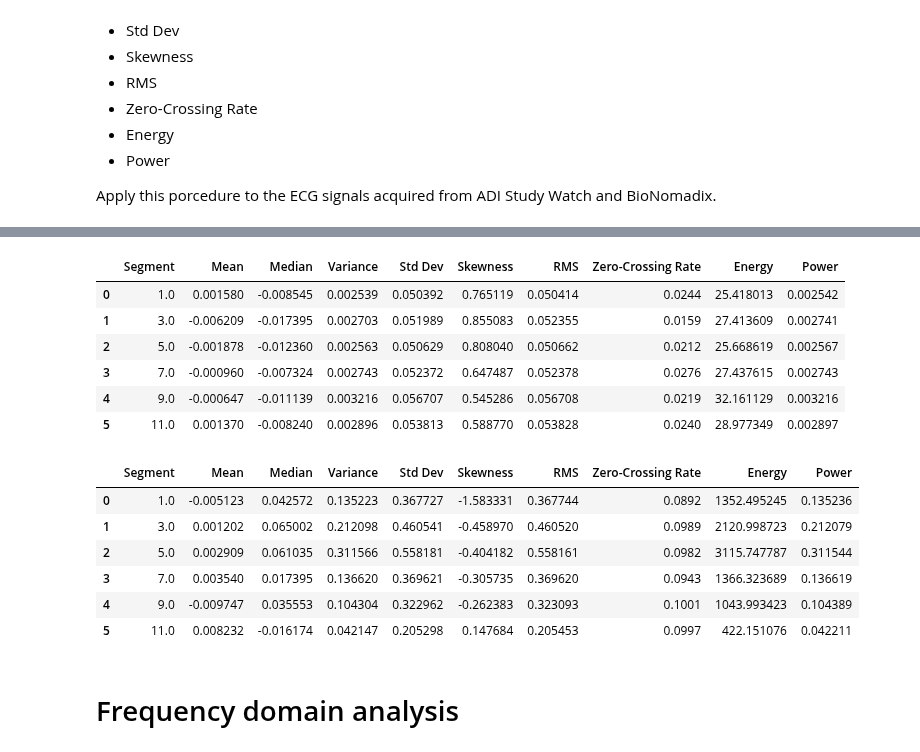
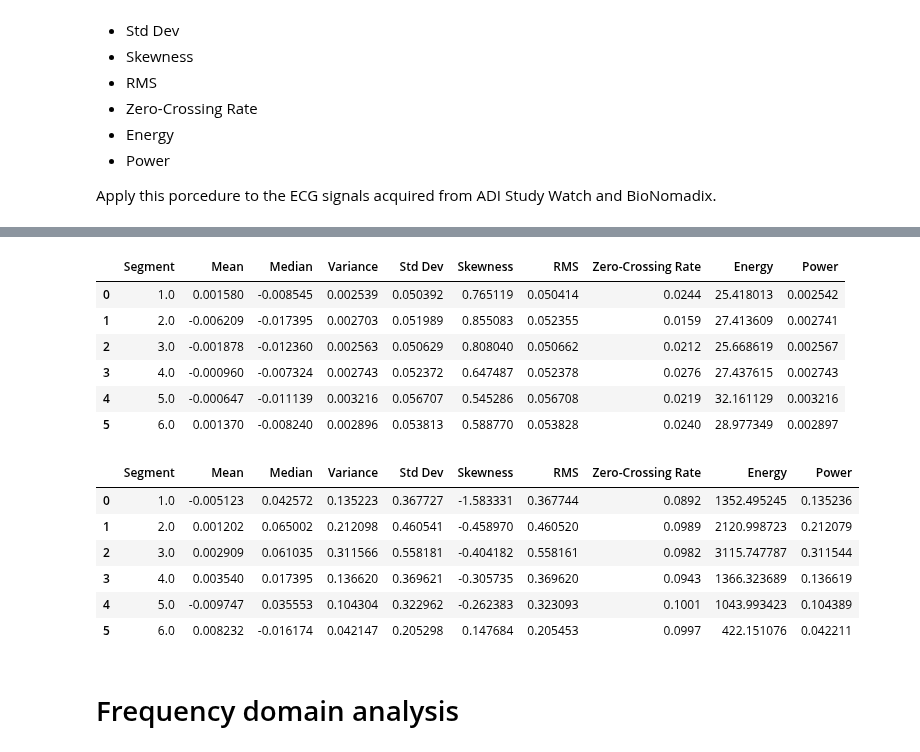
Before and after one commit to victor-42/medical_data_processing, a Jupyter notebook: assignment_2.ipynb, the cells around one changed output, grey strips where cells are left out. Saved outputs shown, nothing was run; the diff lists cells and outputs as text; code cells hidden in the pictures.

```diff
--- a/assignment_2.ipynb
+++ b/assignment_2.ipynb
@@ -270,34 +277,33 @@ overlap_noisy_windows_df
 # %%
 # calculate measurements for no overlap clean windows
 no_overlap_clean_windows_df = pd.DataFrame({
     'Segment': [], 'Mean': [], 'Median': [], 'Variance': [], 'Std Dev': [], 'Skewness': [], 'RMS': [], 'Zero-Crossing Rate': [],
     'Energy': [], 'Power': []
 })
 
 for window in clean_windows:
-    if int(window) % 2 == 1:
-        no_overlap_clean_windows_df.loc[len(no_overlap_clean_windows_df)] = [
-            window,
-            clean_windows[window]['ecg'].mean(),
-            clean_windows[window]['ecg'].median(),
-            clean_windows[window]['ecg'].var(),
-            clean_windows[window]['ecg'].std(),
-            clean_windows[window]['ecg'].skew(),
-            np.sqrt(np.mean(clean_windows[window]['ecg'] ** 2)),
-            np.mean(np.diff(np.sign(clean_windows[window]['ecg'])) != 0),
-            np.sum(clean_windows[window]['ecg'] ** 2),
-            np.mean(clean_windows[window]['ecg'] ** 2)
-        ]
+    no_overlap_clean_windows_df.loc[len(no_overlap_clean_windows_df)] = [
+        window,
+        clean_windows[window]['ecg'].mean(),
+        clean_windows[window]['ecg'].median(),
+        clean_windows[window]['ecg'].var(),
+        clean_windows[window]['ecg'].std(),
+        clean_windows[window]['ecg'].skew(),
+        np.sqrt(np.mean(clean_windows[window]['ecg'] ** 2)),
+        np.mean(np.diff(np.sign(clean_windows[window]['ecg'])) != 0),
+        np.sum(clean_windows[window]['ecg'] ** 2),
+        np.mean(clean_windows[window]['ecg'] ** 2)
+    ]
 
 no_overlap_clean_windows_df
 # %% [output]
 |  | Segment | Mean | Median | Variance | Std Dev | Skewness | RMS | Zero-Crossing Rate | Energy | Power |
 | 0 | 1.0 | 0.001580 | -0.008545 | 0.002539 | 0.050392 | 0.765119 | 0.050414 | 0.0244 | 25.418013 | 0.002542 |
-| 1 | 3.0 | -0.006209 | -0.017395 | 0.002703 | 0.051989 | 0.855083 | 0.052355 | 0.0159 | 27.413609 | 0.002741 |
-| 2 | 5.0 | -0.001878 | -0.012360 | 0.002563 | 0.050629 | 0.808040 | 0.050662 | 0.0212 | 25.668619 | 0.002567 |
-| 3 | 7.0 | -0.000960 | -0.007324 | 0.002743 | 0.052372 | 0.647487 | 0.052378 | 0.0276 | 27.437615 | 0.002743 |
-| 4 | 9.0 | -0.000647 | -0.011139 | 0.003216 | 0.056707 | 0.545286 | 0.056708 | 0.0219 | 32.161129 | 0.003216 |
-| 5 | 11.0 | 0.001370 | -0.008240 | 0.002896 | 0.053813 | 0.588770 | 0.053828 | 0.0240 | 28.977349 | 0.002897 |
+| 1 | 2.0 | -0.006209 | -0.017395 | 0.002703 | 0.051989 | 0.855083 | 0.052355 | 0.0159 | 27.413609 | 0.002741 |
+| 2 | 3.0 | -0.001878 | -0.012360 | 0.002563 | 0.050629 | 0.808040 | 0.050662 | 0.0212 | 25.668619 | 0.002567 |
+| 3 | 4.0 | -0.000960 | -0.007324 | 0.002743 | 0.052372 | 0.647487 | 0.052378 | 0.0276 | 27.437615 | 0.002743 |
+| 4 | 5.0 | -0.000647 | -0.011139 | 0.003216 | 0.056707 | 0.545286 | 0.056708 | 0.0219 | 32.161129 | 0.003216 |
+| 5 | 6.0 | 0.001370 | -0.008240 | 0.002896 | 0.053813 | 0.588770 | 0.053828 | 0.0240 | 28.977349 | 0.002897 |
 # %%
 # calculate measurements for non-overlapping noisy windows
 no_overlap_noisy_windows_df = pd.DataFrame({
@@ -306,29 +312,28 @@ no_overlap_noisy_windows_df = pd.DataFrame({
 })
 
 for window in noisy_windows:
-    if int(window) % 2 == 1:
-        no_overlap_noisy_windows_df.loc[len(no_overlap_noisy_windows_df)] = [
-            window,
-            noisy_windows[window]['ecg'].mean(),
-            noisy_windows[window]['ecg'].median(),
-            noisy_windows[window]['ecg'].var(),
-            noisy_windows[window]['ecg'].std(),
-            noisy_windows[window]['ecg'].skew(),
-            np.sqrt(np.mean(noisy_windows[window]['ecg'] ** 2)),
-            np.mean(np.diff(np.sign(noisy_windows[window]['ecg'])) != 0),
-            np.sum(noisy_windows[window]['ecg'] ** 2),
-            np.mean(noisy_windows[window]['ecg'] ** 2)
-        ]
+    no_overlap_noisy_windows_df.loc[len(no_overlap_noisy_windows_df)] = [
+        window,
+        noisy_windows[window]['ecg'].mean(),
+        noisy_windows[window]['ecg'].median(),
+        noisy_windows[window]['ecg'].var(),
+        noisy_windows[window]['ecg'].std(),
+        noisy_windows[window]['ecg'].skew(),
+        np.sqrt(np.mean(noisy_windows[window]['ecg'] ** 2)),
+        np.mean(np.diff(np.sign(noisy_windows[window]['ecg'])) != 0),
+        np.sum(noisy_windows[window]['ecg'] ** 2),
+        np.mean(noisy_windows[window]['ecg'] ** 2)
+    ]
 
 no_overlap_noisy_windows_df
 # %% [output]
 |  | Segment | Mean | Median | Variance | Std Dev | Skewness | RMS | Zero-Crossing Rate | Energy | Power |
 | 0 | 1.0 | -0.005123 | 0.042572 | 0.135223 | 0.367727 | -1.583331 | 0.367744 | 0.0892 | 1352.495245 | 0.135236 |
-| 1 | 3.0 | 0.001202 | 0.065002 | 0.212098 | 0.460541 | -0.458970 | 0.460520 | 0.0989 | 2120.998723 | 0.212079 |
-| 2 | 5.0 | 0.002909 | 0.061035 | 0.311566 | 0.558181 | -0.404182 | 0.558161 | 0.0982 | 3115.747787 | 0.311544 |
-| 3 | 7.0 | 0.003540 | 0.017395 | 0.136620 | 0.369621 | -0.305735 | 0.369620 | 0.0943 | 1366.323689 | 0.136619 |
-| 4 | 9.0 | -0.009747 | 0.035553 | 0.104304 | 0.322962 | -0.262383 | 0.323093 | 0.1001 | 1043.993423 | 0.104389 |
-| 5 | 11.0 | 0.008232 | -0.016174 | 0.042147 | 0.205298 | 0.147684 | 0.205453 | 0.0997 | 422.151076 | 0.042211 |
+| 1 | 2.0 | 0.001202 | 0.065002 | 0.212098 | 0.460541 | -0.458970 | 0.460520 | 0.0989 | 2120.998723 | 0.212079 |
+| 2 | 3.0 | 0.002909 | 0.061035 | 0.311566 | 0.558181 | -0.404182 | 0.558161 | 0.0982 | 3115.747787 | 0.311544 |
+| 3 | 4.0 | 0.003540 | 0.017395 | 0.136620 | 0.369621 | -0.305735 | 0.369620 | 0.0943 | 1366.323689 | 0.136619 |
+| 4 | 5.0 | -0.009747 | 0.035553 | 0.104304 | 0.322962 | -0.262383 | 0.323093 | 0.1001 | 1043.993423 | 0.104389 |
+| 5 | 6.0 | 0.008232 | -0.016174 | 0.042147 | 0.205298 | 0.147684 | 0.205453 | 0.0997 | 422.151076 | 0.042211 |
 # %% [markdown]
 # Frequency domain analysis
 # %%
```
Also changed, not shown: parts of 4 cells of this notebook.
